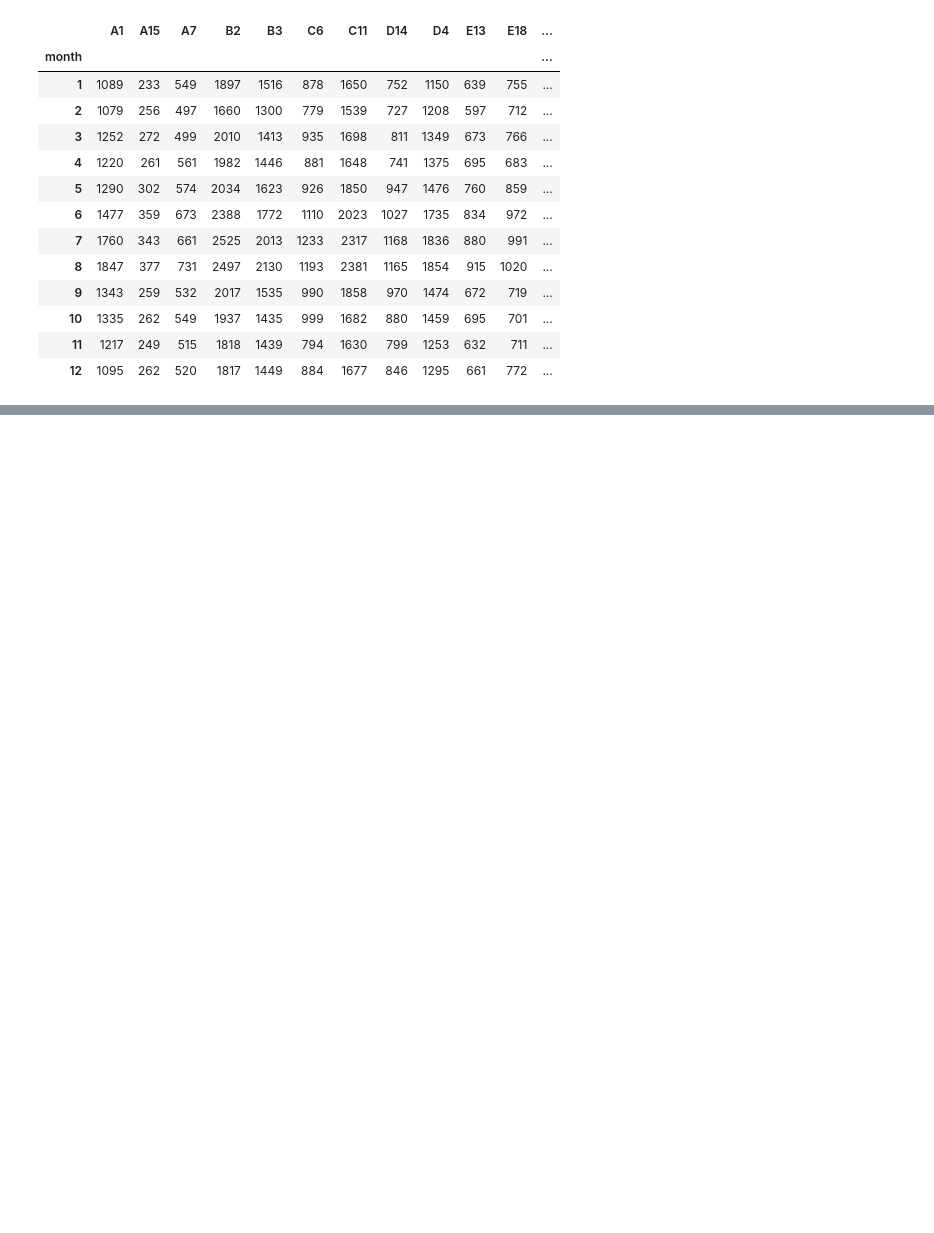
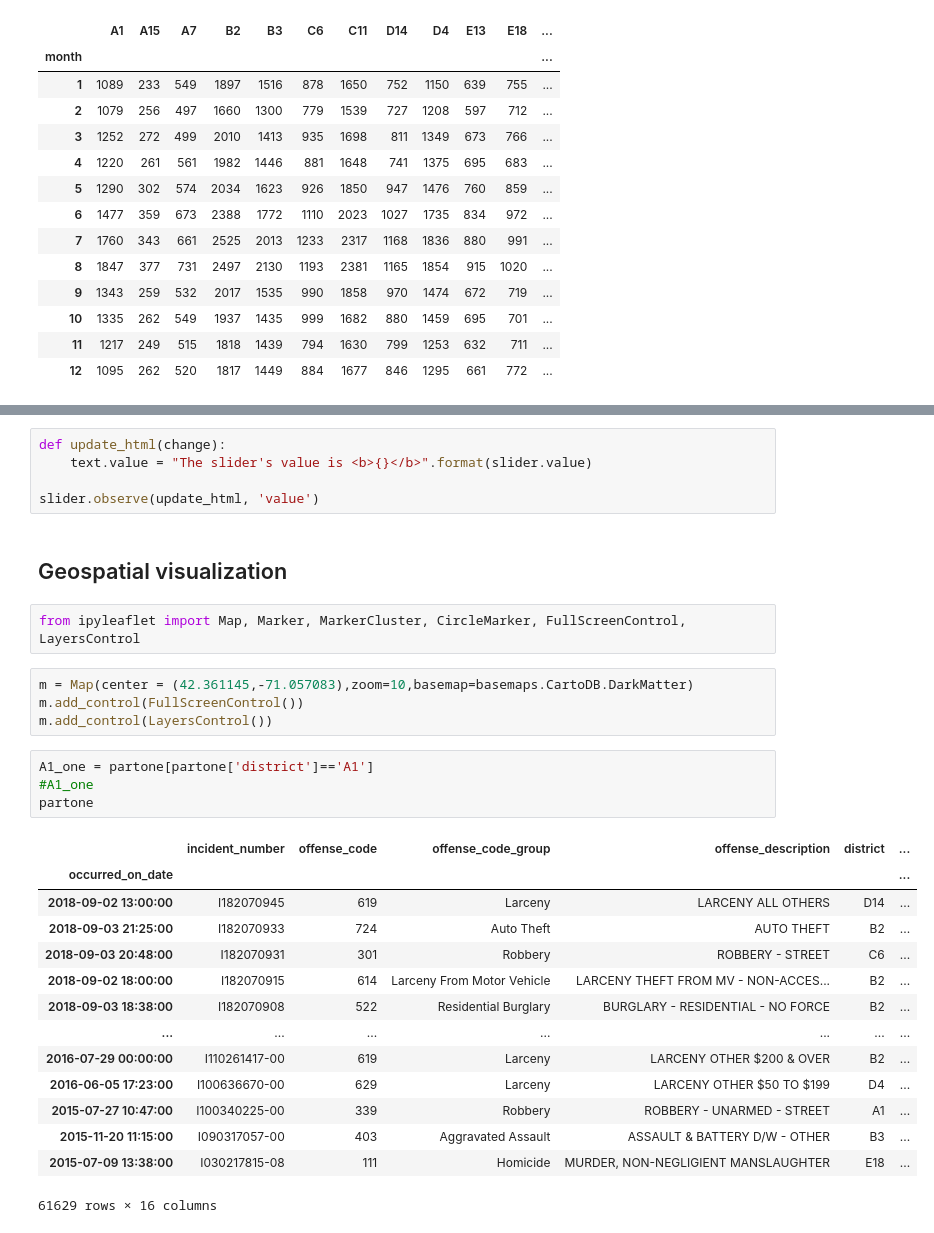
Before and after one commit to SapiensZ/BostonCrime, a Jupyter notebook: Extensive EDA.ipynb, the cells around one changed output, grey strips where cells are left out. Drawn from its saved outputs; the diff is of its cells as text; blank space fills up the shorter version.

```diff
--- a/Extensive EDA.ipynb
+++ b/Extensive EDA.ipynb
@@ -199,0 +209,32 @@ plt.show()
+# %%
+def update_html(change):
+    text.value = "The slider's value is <b>{}</b>".format(slider.value)
+
+slider.observe(update_html, 'value')
+# %% [markdown]
+## Geospatial visualization
+# %%
+from ipyleaflet import Map, Marker, MarkerCluster, CircleMarker, FullScreenControl, LayersControl
+# %%
+m = Map(center = (42.361145,-71.057083),zoom=10,basemap=basemaps.CartoDB.DarkMatter)
+m.add_control(FullScreenControl())
+m.add_control(LayersControl())
+# %%
+A1_one = partone[partone['district']=='A1']
+#A1_one
+partone
+# %% [output]
+|  | incident_number | offense_code | offense_code_group | offense_description | district | ... |
+| occurred_on_date |  |  |  |  |  | ... |
+| 2018-09-02 13:00:00 | I182070945 | 619 | Larceny | LARCENY ALL OTHERS | D14 | ... |
+| 2018-09-03 21:25:00 | I182070933 | 724 | Auto Theft | AUTO THEFT | B2 | ... |
+| 2018-09-03 20:48:00 | I182070931 | 301 | Robbery | ROBBERY - STREET | C6 | ... |
+| 2018-09-02 18:00:00 | I182070915 | 614 | Larceny From Motor Vehicle | LARCENY THEFT FROM MV - NON-ACCES... | B2 | ... |
+| 2018-09-03 18:38:00 | I182070908 | 522 | Residential Burglary | BURGLARY - RESIDENTIAL - NO FORCE | B2 | ... |
+| ... | ... | ... | ... | ... | ... | ... |
+| 2016-07-29 00:00:00 | I110261417-00 | 619 | Larceny | LARCENY OTHER $200 & OVER | B2 | ... |
+| 2016-06-05 17:23:00 | I100636670-00 | 629 | Larceny | LARCENY OTHER $50 TO $199 | D4 | ... |
+| 2015-07-27 10:47:00 | I100340225-00 | 339 | Robbery | ROBBERY - UNARMED - STREET | A1 | ... |
+| 2015-11-20 11:15:00 | I090317057-00 | 403 | Aggravated Assault | ASSAULT & BATTERY D/W - OTHER | B3 | ... |
+| 2015-07-09 13:38:00 | I030217815-08 | 111 | Homicide | MURDER, NON-NEGLIGIENT MANSLAUGHTER | E18 | ... |
+61629 rows × 16 columns
```
Also changed, not shown: parts of 14 cells of this notebook.
